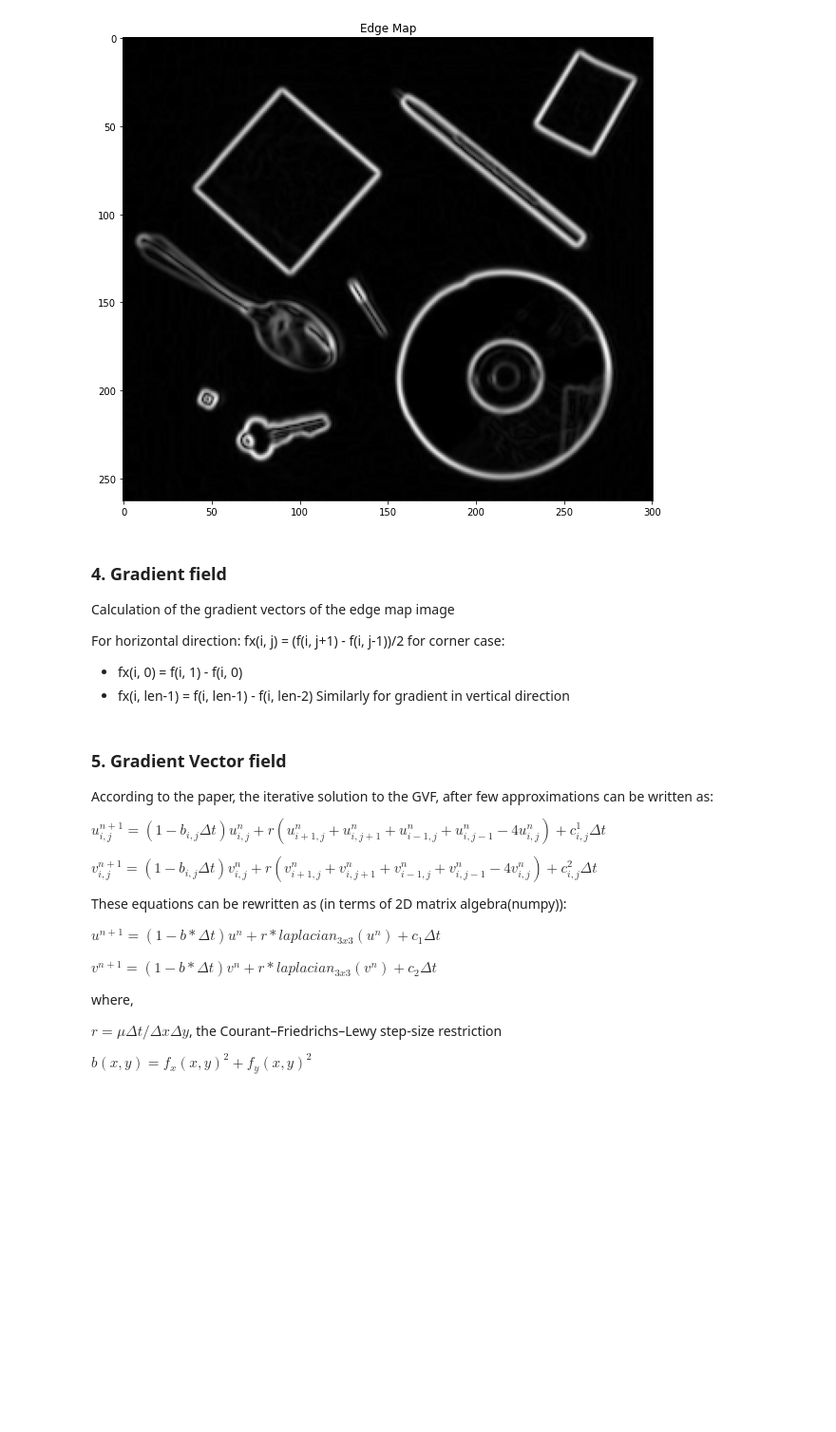
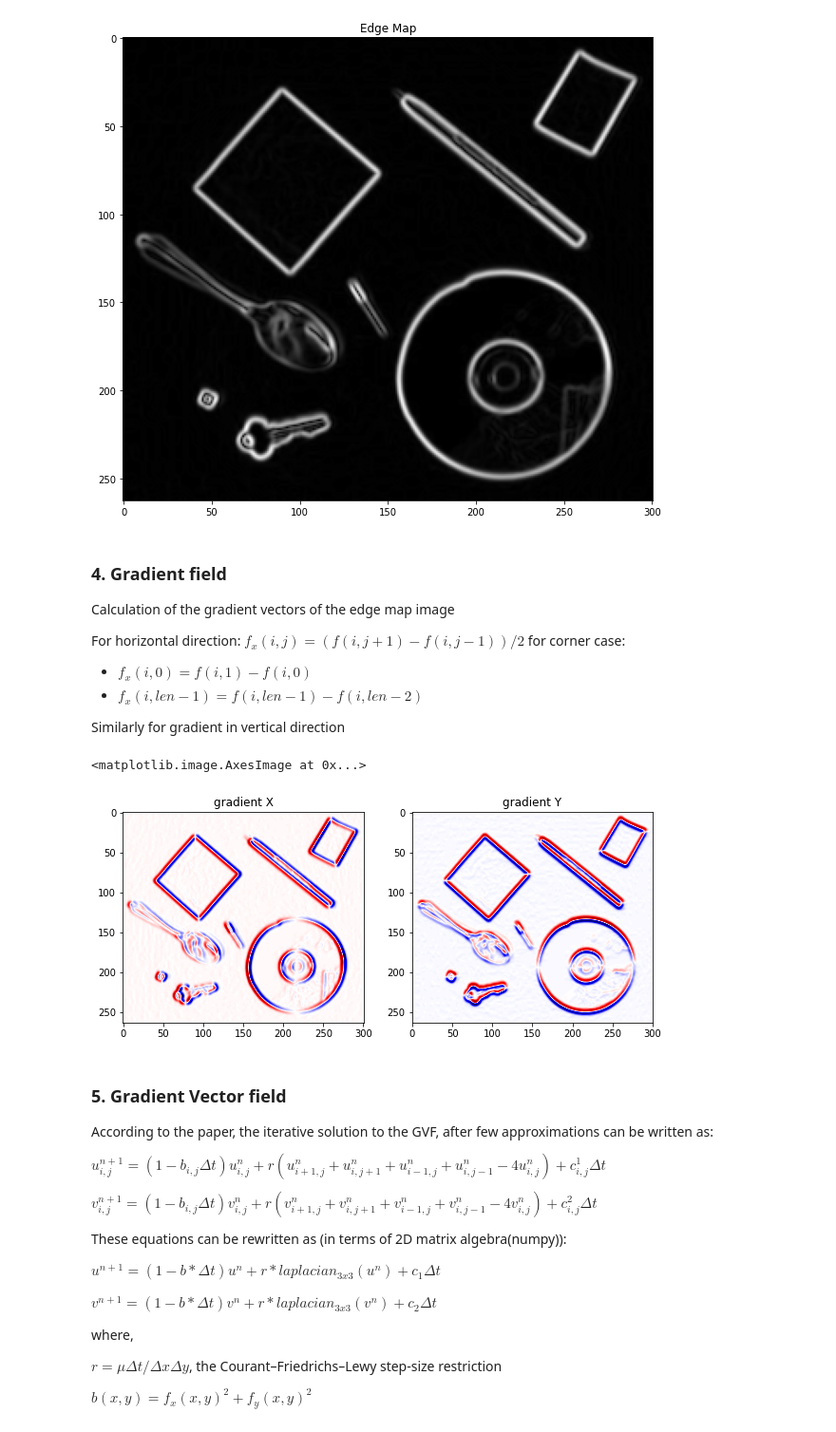
Before and after one commit to aneeketMangal/Gradient-Vector-Field-Snake, a Jupyter notebook: main.ipynb, the cells around one changed output. Shown at 95% size. Cells and saved outputs as stored; diff of their text form; code cells hidden in the pictures; blank space fills up the shorter version.

```diff
--- a/main.ipynb
+++ b/main.ipynb
@@ -33,8 +34,7 @@ import numpy as np
 # %% [markdown]
 ### 2. File input
 # %%
-print("Enter image path: ", end = "")
-imgPath = input()
+imgPath = "test_images/4.jpg" # file path
 # taking image as input, converting into grayscale
 img = None
 try:
@@ -92,45 +90,48 @@ plt.imshow(edgeMap, cmap="gray")
 Calculation of the gradient vectors of the edge map image
 
 For horizontal direction:
-fx(i, j) = (f(i, j+1) - f(i, j-1))/2
+$f_{x}(i, j) = (f(i, j+1) - f(i, j-1))/2$
 for corner case:
-* fx(i, 0) = f(i, 1) - f(i, 0)
-* fx(i, len-1) = f(i, len-1) - f(i, len-2)
+* $f_{x}(i, 0) = f(i, 1) - f(i, 0)$
+* $f_{x}(i, len-1) = f(i, len-1) - f(i, len-2)$
+
 Similarly for gradient in vertical direction
 # %%
 tempIm = edgeMap.copy()
 tempIm = cv2.GaussianBlur(tempIm, (5, 5), 0)
 
 
 gradientX = tempIm.copy()
 gradientY = tempIm.copy()
 for i in range(tempIm.shape[0]):
     for j in range(tempIm.shape[1]):
         if(j == 0):
             gradientX[i][j] = tempIm[i][j+1] - tempIm[i][j]
         elif(j == tempIm.shape[1]-1):
             gradientX[i][j] = tempIm[i][j] - tempIm[i][j-1]
         else:
             gradientX[i][j] = (tempIm[i][j+1] - tempIm[i][j-1])/2
 
 
 for i in range(tempIm.shape[1]):
     for j in range(tempIm.shape[0]):
         if(j == 0):
             gradientY[j][i] = tempIm[j+1][i] - tempIm[j][i]
         elif(j == tempIm.shape[0]-1):
             gradientY[j][i] = tempIm[j][i] - tempIm[j-1][i]
         else:
             gradientY[j][i] = (tempIm[j+1][i] - tempIm[j-1][i])/2
 
-# def vmin(values):
-#     return -max(values.max(), -values.min())
-# def vmax(values):
-#     return max(values.max(), -values.min())
-# fig, axs = plt.subplots(2, 4, figsize=(16, 8))
-fig.suptitle('Gradient Vector Flow (2D) demo')
-ax = axs[0][2]; ax.imshow(gradientX, vmin=vmin(gradientX), vmax=vmax(gradientX), cmap='seismic'); ax.set_title('gradientX')
-ax = axs[0][3]; ax.imshow(gradientY, vmin=vmin(gradientX), vmax=vmax(gradientX), cmap='seismic'); ax.set_title('gradientY')
+plt.figure(figsize=(10, 10))
+plt.subplot(1, 2, 1)
+plt.title("gradient X")
+plt.imshow(gradientX, cmap= "seismic")
+plt.subplot(1, 2, 2)
+plt.title("gradient Y")
+plt.imshow(gradientY, cmap = "seismic")
+# %% [output]
+<matplotlib.image.AxesImage at 0x...>
+[figure, added]
 # %% [markdown]
 ### 5. Gradient Vector field
 
```
Also changed, not shown: parts of 9 cells of this notebook, 3 other files.
